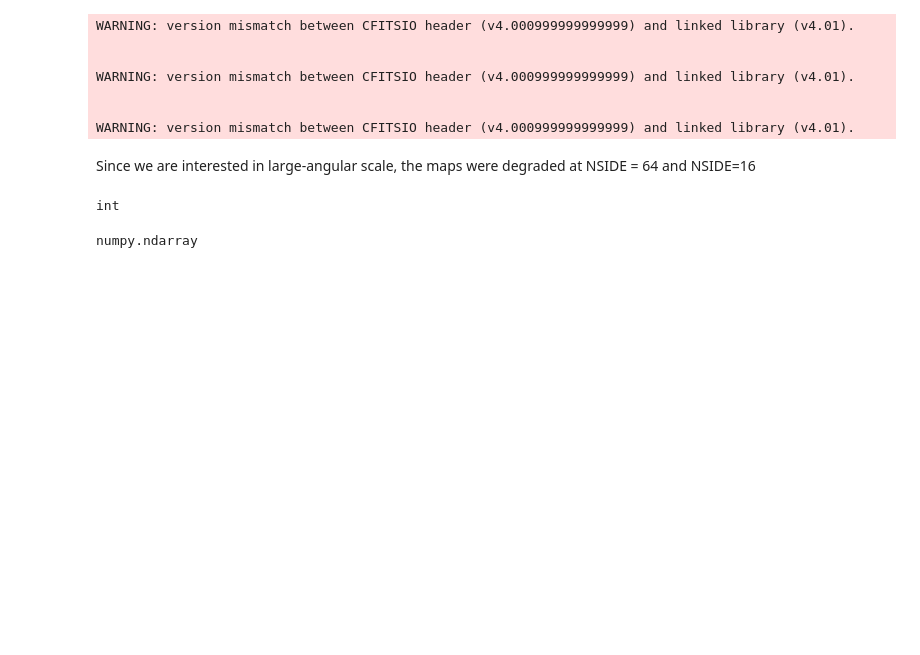
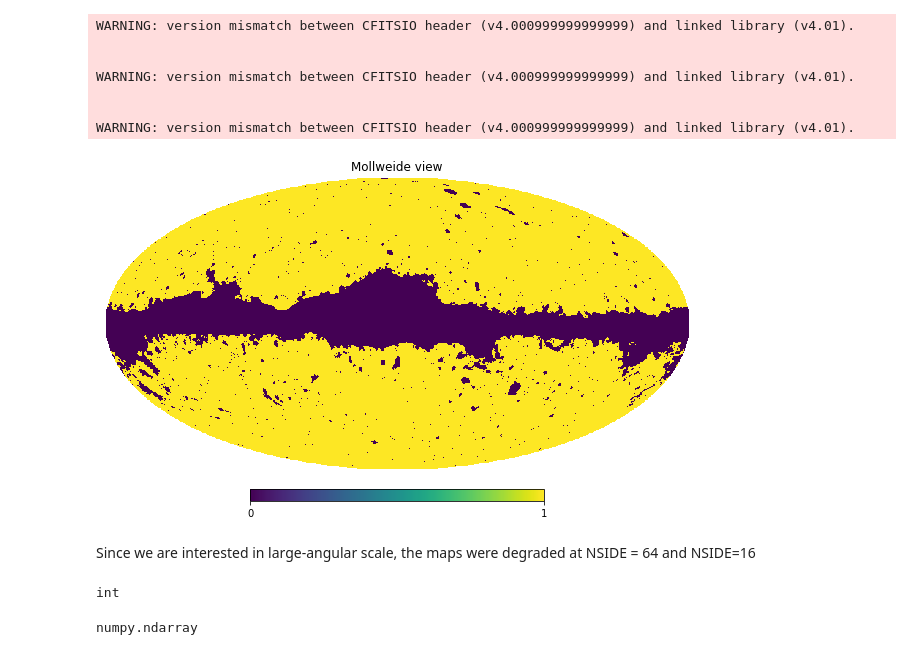
Before and after one commit to Augustocmb/cmblss, a Jupyter notebook: code/cmblss-main/polarisation-temperature-anisotropies.ipynb, the cells around one changed output. Saved outputs shown, nothing was run; the diff lists cells and outputs as text; code cells hidden in the pictures; blank space fills up the shorter version.

```diff
--- a/code/cmblss-main/polarisation-temperature-anisotropies.ipynb
+++ b/code/cmblss-main/polarisation-temperature-anisotropies.ipynb
@@ -17,6 +17,10 @@ WARNING: version mismatch between CFITSIO header (v4.000999999999999) and linked
 Planck_SMICA=hp.read_map('/home/akozameh/COM_CMB_IQU-smica_2048_R3.00_hm2.fits')
 # %%
 #Read the mask
-mask=hp.read_map('/home/akozameh/cmblss/data/COM_Mask_CMB-common-Mask-Int_2048_R3.00.fits')
+mask=hp.read_map('/home/akozameh/COM_Mask_CMB-common-Mask-Int_2048_R3.00.fits')
+# %%
+hp.mollview(mask)
+# %% [output]
+[figure, added]
 # %% [markdown]
 Since we are interested in large-angular scale, the maps were degraded at NSIDE = 64 and NSIDE=16
```
Also changed, not shown: parts of 25 cells of this notebook.
